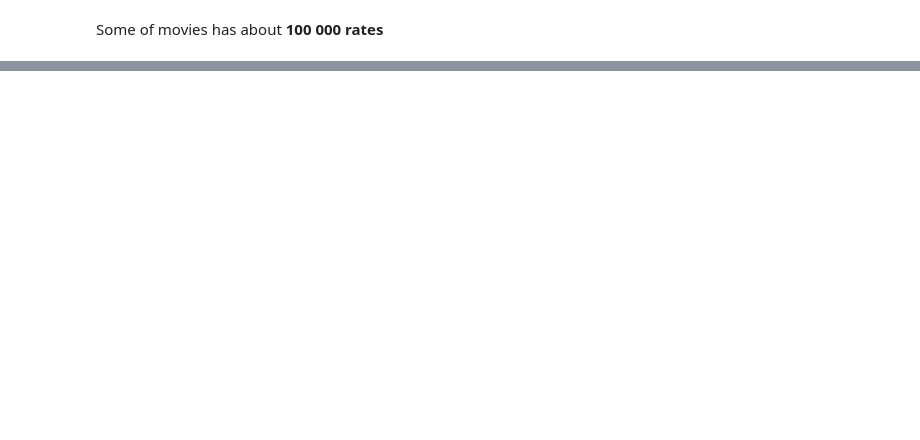
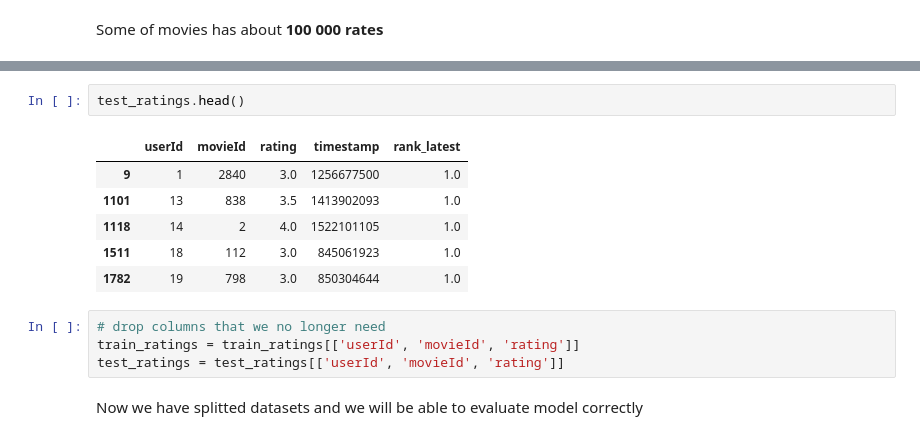
Before and after one commit to MyNameIsEldar/Movie_Recommender, a Jupyter notebook: rec_system.ipynb, the cells around one changed output, grey strips where cells are left out. Drawn from its saved outputs; the diff is of its cells as text; blank space fills up the shorter version.

```diff
--- a/rec_system.ipynb
+++ b/rec_system.ipynb
@@ -143,0 +243,15 @@ Some of movies has about **100 000 rates**
+# %%
+test_ratings.head()
+# %% [output]
+|  | userId | movieId | rating | timestamp | rank_latest |
+| 9 | 1 | 2840 | 3.0 | 1256677500 | 1.0 |
+| 1101 | 13 | 838 | 3.5 | 1413902093 | 1.0 |
+| 1118 | 14 | 2 | 4.0 | 1522101105 | 1.0 |
+| 1511 | 18 | 112 | 3.0 | 845061923 | 1.0 |
+| 1782 | 19 | 798 | 3.0 | 850304644 | 1.0 |
+# %%
+# drop columns that we no longer need
+train_ratings = train_ratings[['userId', 'movieId', 'rating']]
+test_ratings = test_ratings[['userId', 'movieId', 'rating']]
+# %% [markdown]
+Now we have splitted datasets and we will be able to evaluate model correctly
```
Also changed, not shown: parts of 27 cells of this notebook.
